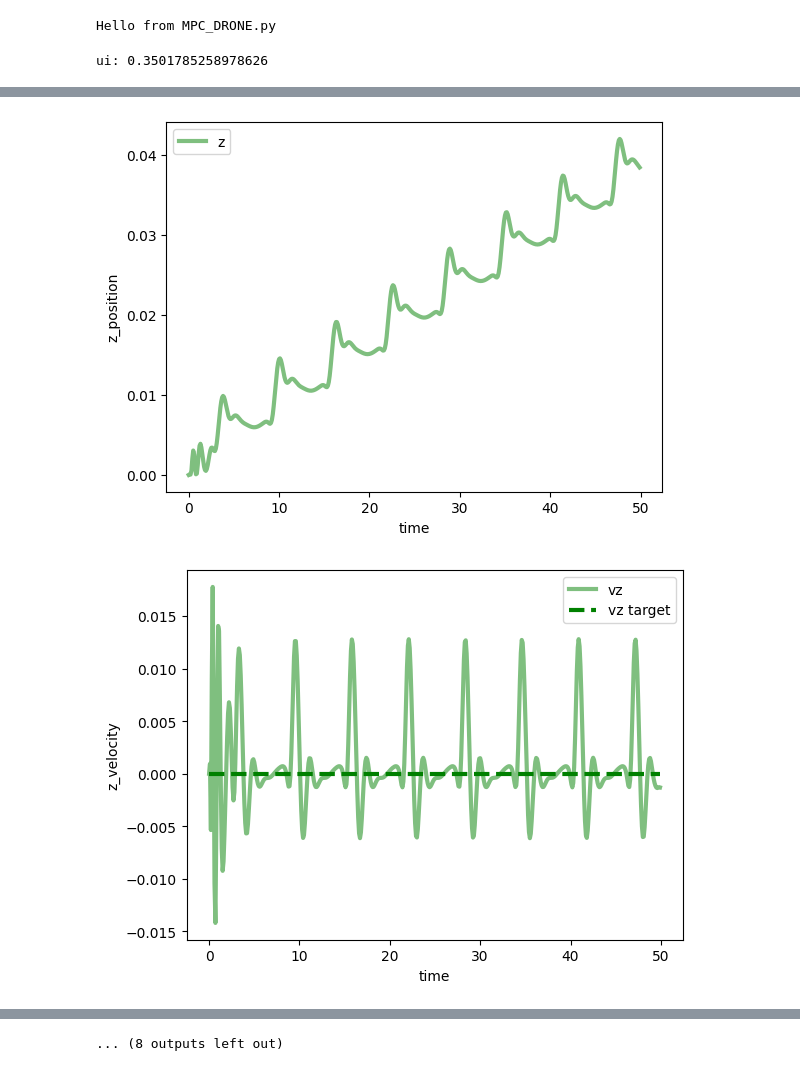
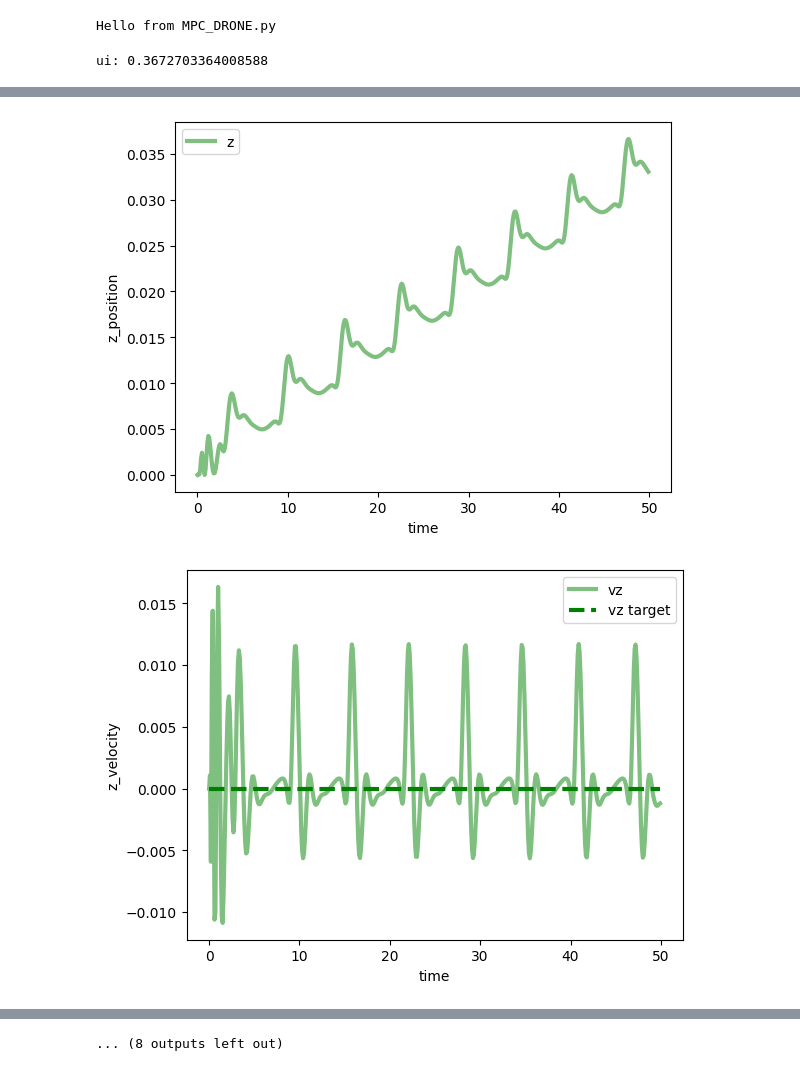
Before and after one commit to Alopez6991/Drone_AFRL, a Jupyter notebook: DRONE_SIM.ipynb, the cells around one changed output, grey strips where cells are left out. Saved outputs shown, nothing was run; the diff lists cells and outputs as text; code cells hidden in the pictures.

Commit message:
updated parameter inputs to MPC. m,l,Ix...

```diff
--- a/DRONE_SIM.ipynb
+++ b/DRONE_SIM.ipynb
@@ -31,11 +31,24 @@ vy = 5*np.cos(t/2)
 vz = np.full (T_length,0)
 psi=np.arctan2(vx,vy)
 # psi= np.full (T_length,0)
+
+# params
+m = 5.5 #kg mass
+l = 0.4 #m length
+Ix = 1.0 #kg*m^2 moment of inertia
+Iy = 1.0 #kg*m^2 moment of inertia
+Iz = 1.0 #kg*m^2 moment of inertia
+Jr = 1.0 #kg*m^2 polar moment of inertia
+b = 1.0 # thrust coefficient
+d = 1.0 # drag coefficient
+Dl = 2.0 # drag coefficient from ground speed
+Dr = 2.0 # drag coefficient from rotation speed
+params=[m,l,Ix,Iy,Iz,Jr,b,d,Dl,Dr]
 # %%
 
 
 
-mpc=MPCD.MpcDrone(vx=vx,vy=vy,vz=vz,psi=psi,dt=dt, n_horizon=10, r_weight=1)
+mpc=MPCD.MpcDrone(vx=vx,vy=vy,vz=vz,psi=psi,params=params,dt=dt, n_horizon=10, r_weight=1)
 # %% [output]
-ui: 0.3501785258978626
+ui: 0.3672703364008588
 [figure]
@@ -45,2 +58,2 @@ ui: 0.3501785258978626
-[figure, old version]
+[figure, new version]
-[figure, old version]
+[figure, new version]
```
Also changed, not shown: parts of 1 cell of this notebook, 4 other files.
